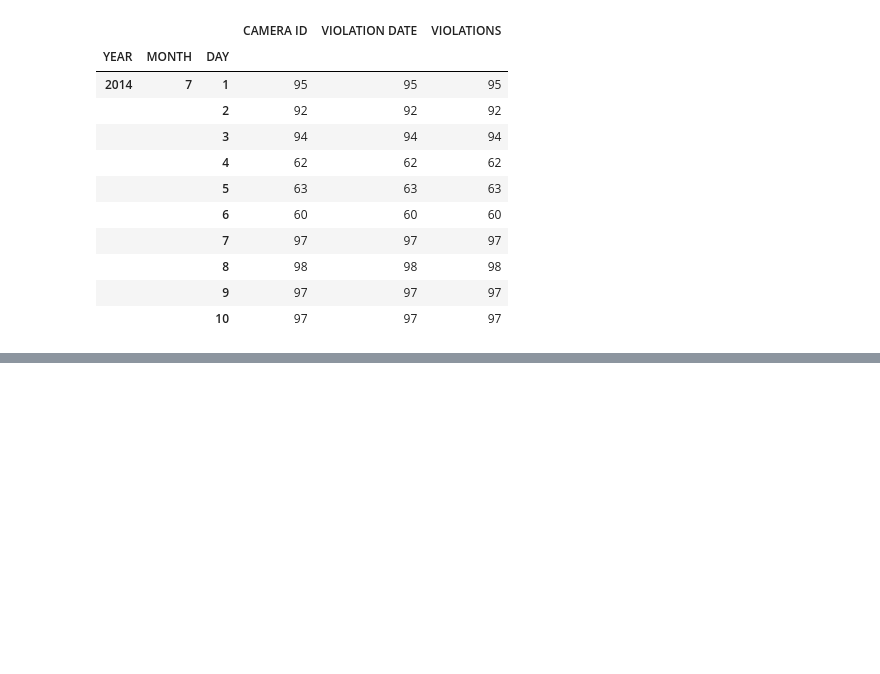
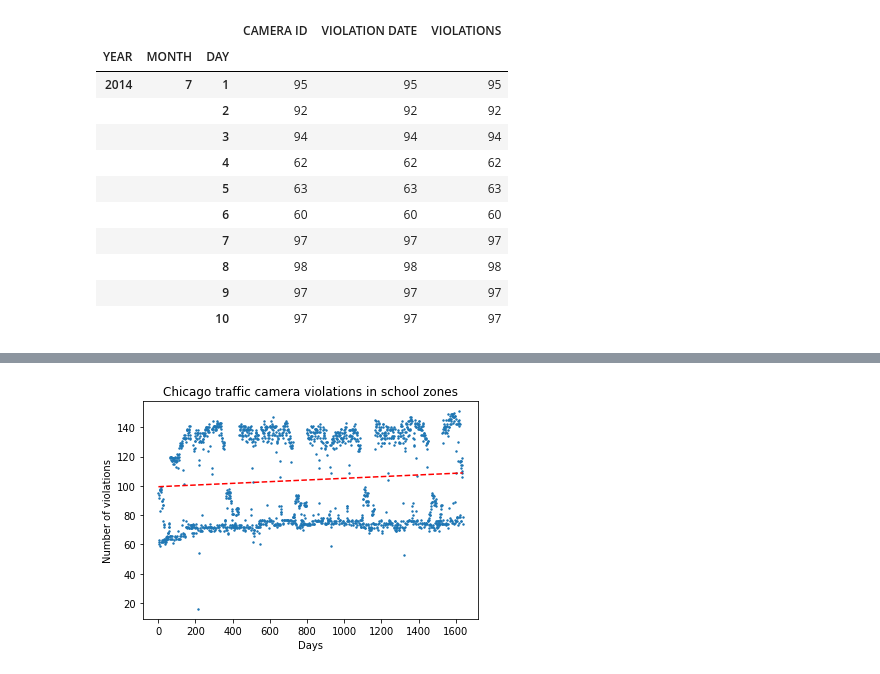
Before and after one commit to jlehnersd/chicagovehicles, a Jupyter notebook: assessment.ipynb, the cells around one changed output, grey strips where cells are left out. Cells and saved outputs as stored; diff of their text form; code cells hidden in the pictures; blank space fills up the shorter version.

```diff
--- a/assessment.ipynb
+++ b/assessment.ipynb
@@ -125,7 +134,7 @@ active_cams.head(n=10)
 # %%
-active_cams_ = active_cams.groupby(['YEAR','MONTH','DAY']).count()
-#active_cams_ = active_cams.sort_values(by = ['YEAR', 'MONTH'])
-active_cams_.head(n=10)
+# Determine number of cameras that were active on each day
+active_cams = active_cams.groupby(['YEAR','MONTH','DAY']).count()
+active_cams.head(n=10)
 # %% [output]
 |  |  |  | CAMERA ID | VIOLATION DATE | VIOLATIONS |
 | YEAR | MONTH | DAY |  |  |  |
@@ -173,0 +151,18 @@ plt.show()
+# %%
+# Plot the number of active cameras for each day in the data set
+active = np.array(active_cams_['CAMERA ID'])
+days = list(range(1, len(active)+1))
+
+plt.scatter(days, active, s = 2)
+
+lm = np.polyfit(days, active, 1)
+trendline = np.poly1d(lm)
+plt.plot(days,trendline(days), "r--")
+
+plt.title("Chicago traffic camera violations in school zones")
+plt.xlabel("Days")
+plt.ylabel("Number of violations")
+
+plt.show()
+# %% [output]
+[figure, added]
```
Also changed, not shown: parts of 20 cells of this notebook.
